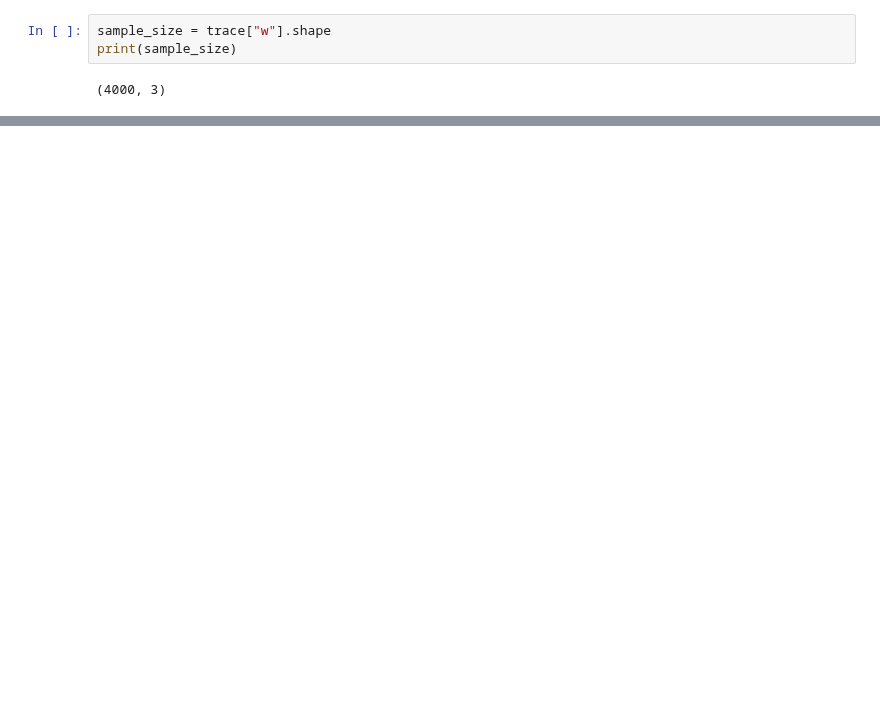
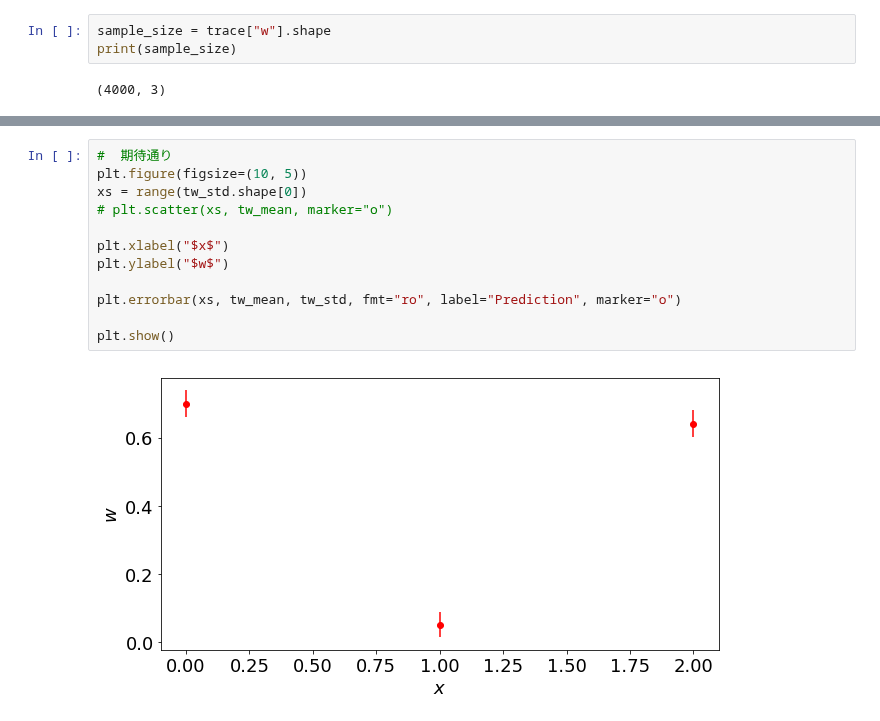
Before and after one commit to seiya-kumada/cct_blog, a Jupyter notebook: automatic_relevance_determination/sample_multi_dim.ipynb, the cells around one changed output, grey strips where cells are left out. Saved outputs shown, nothing was run; the diff lists cells and outputs as text; blank space fills up the shorter version.

```diff
--- a/automatic_relevance_determination/sample_multi_dim.ipynb
+++ b/automatic_relevance_determination/sample_multi_dim.ipynb
@@ -58,0 +78,14 @@ print(sample_size)
+# %%
+#  期待通り
+plt.figure(figsize=(10, 5))
+xs = range(tw_std.shape[0])
+# plt.scatter(xs, tw_mean, marker="o")
+
+plt.xlabel("$x$")
+plt.ylabel("$w$")
+
+plt.errorbar(xs, tw_mean, tw_std, fmt="ro", label="Prediction", marker="o")
+
+plt.show()
+# %% [output]
+[figure, added]
```
Also changed, not shown: parts of 29 cells of this notebook, 1 other file.
